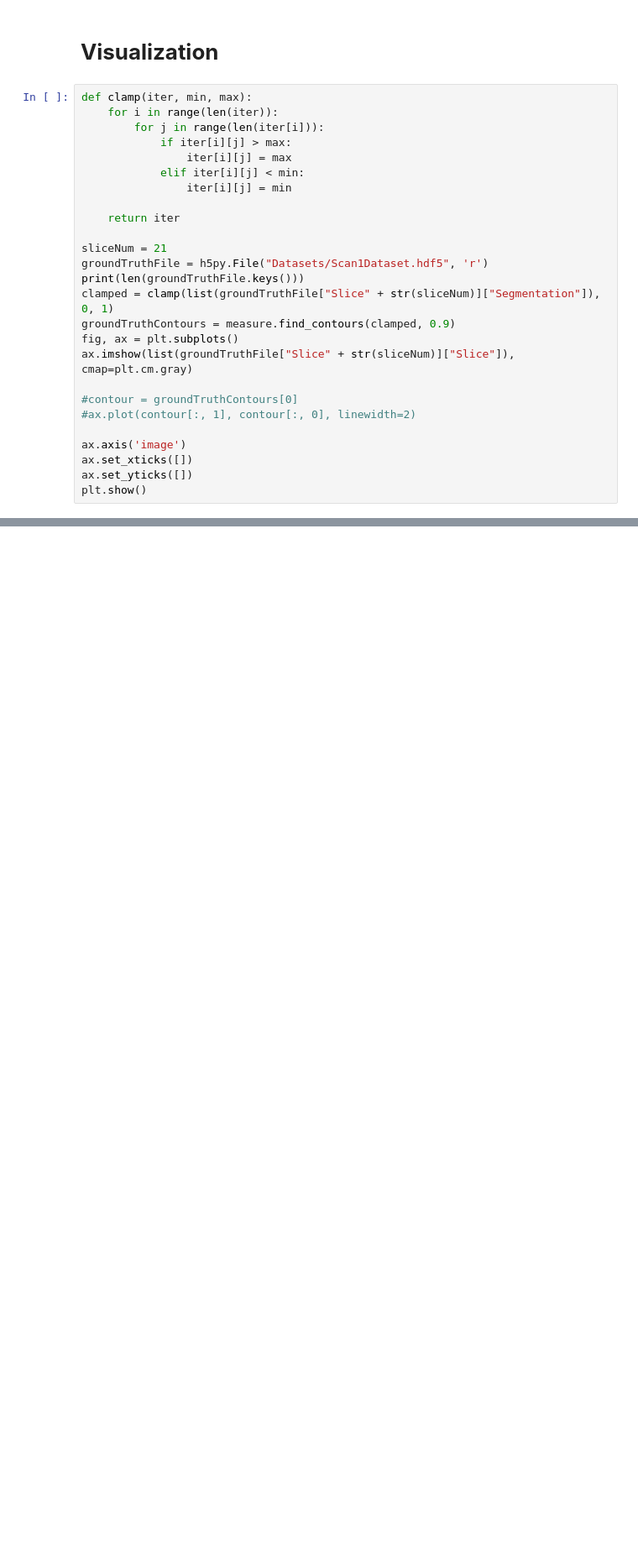
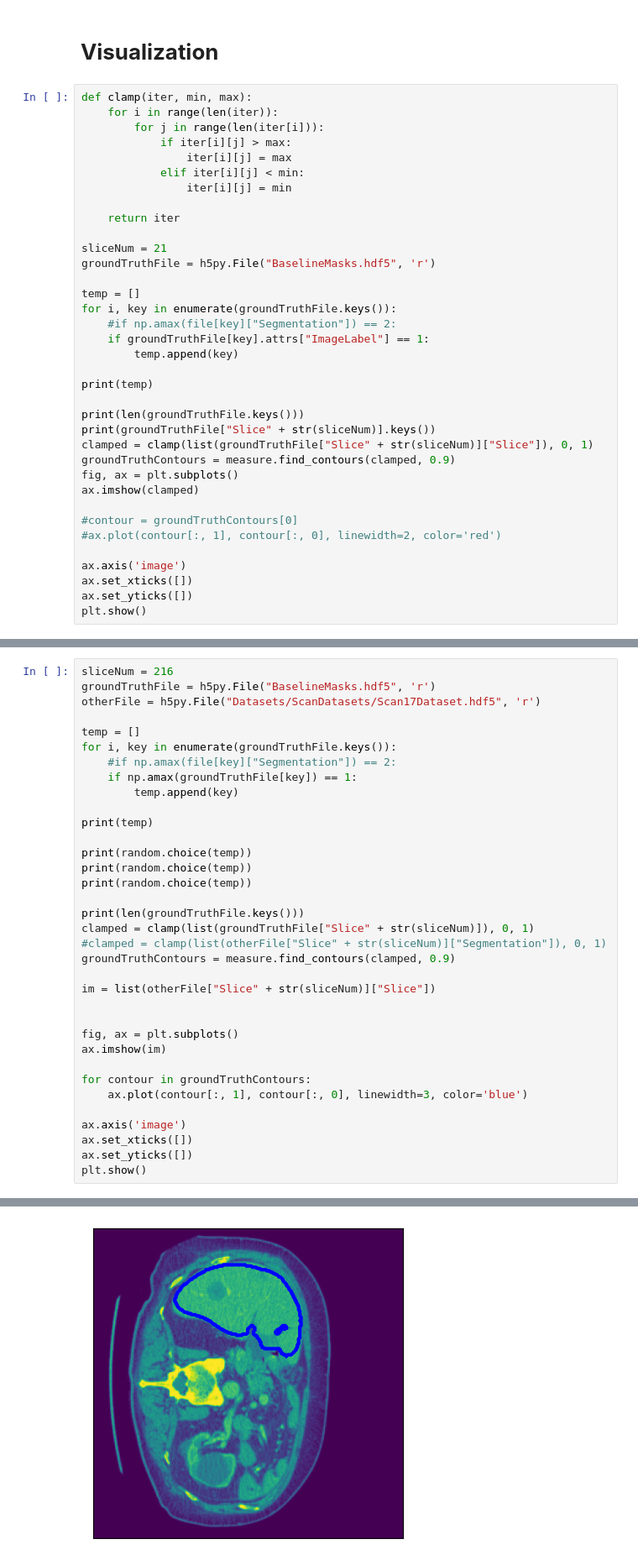
Before and after one commit to AaronMoseley/CTLiverSegmentation, a Jupyter notebook: H5FileGenerator.ipynb, the cells around one changed output, grey strips where cells are left out. Shown: that part at 84% size. Saved outputs shown, nothing was run; the diff lists cells and outputs as text; blank space fills up the shorter version.

Commit message:
Got masks for ISBI submission

```diff
--- a/H5FileGenerator.ipynb
+++ b/H5FileGenerator.ipynb
@@ -434,15 +434,25 @@ def clamp(iter, min, max):
     return iter
 
 sliceNum = 21
-groundTruthFile = h5py.File("Datasets/Scan1Dataset.hdf5", 'r')
+groundTruthFile = h5py.File("BaselineMasks.hdf5", 'r')
+
+temp = []
+for i, key in enumerate(groundTruthFile.keys()):
+    #if np.amax(file[key]["Segmentation"]) == 2:
+    if groundTruthFile[key].attrs["ImageLabel"] == 1:
+        temp.append(key)
+
+print(temp)
+
 print(len(groundTruthFile.keys()))
-clamped = clamp(list(groundTruthFile["Slice" + str(sliceNum)]["Segmentation"]), 0, 1)
+print(groundTruthFile["Slice" + str(sliceNum)].keys())
+clamped = clamp(list(groundTruthFile["Slice" + str(sliceNum)]["Slice"]), 0, 1)
 groundTruthContours = measure.find_contours(clamped, 0.9)
 fig, ax = plt.subplots()
-ax.imshow(list(groundTruthFile["Slice" + str(sliceNum)]["Slice"]), cmap=plt.cm.gray)
+ax.imshow(clamped)
 
 #contour = groundTruthContours[0]
-#ax.plot(contour[:, 1], contour[:, 0], linewidth=2)
+#ax.plot(contour[:, 1], contour[:, 0], linewidth=2, color='red')
 
 ax.axis('image')
 ax.set_xticks([])
@@ -510,3 +522,39 @@ for key in file.keys():
         tumorCounter += 1
 
 print(tumorCounter)
+# %%
+sliceNum = 216
+groundTruthFile = h5py.File("BaselineMasks.hdf5", 'r')
+otherFile = h5py.File("Datasets/ScanDatasets/Scan17Dataset.hdf5", 'r')
+
+temp = []
+for i, key in enumerate(groundTruthFile.keys()):
+    #if np.amax(file[key]["Segmentation"]) == 2:
+    if np.amax(groundTruthFile[key]) == 1:
+        temp.append(key)
+
+print(temp)
+
+print(random.choice(temp))
+print(random.choice(temp))
+print(random.choice(temp))
+
+print(len(groundTruthFile.keys()))
+clamped = clamp(list(groundTruthFile["Slice" + str(sliceNum)]), 0, 1)
+#clamped = clamp(list(otherFile["Slice" + str(sliceNum)]["Segmentation"]), 0, 1)
+groundTruthContours = measure.find_contours(clamped, 0.9)
+
+im = list(otherFile["Slice" + str(sliceNum)]["Slice"])
+
+
+fig, ax = plt.subplots()
+ax.imshow(im)
+
+for contour in groundTruthContours:
+    ax.plot(contour[:, 1], contour[:, 0], linewidth=3, color='blue')
+
+ax.axis('image')
+ax.set_xticks([])
+ax.set_yticks([])
+plt.show()
+# %% [output]
@@ -512,0 +566 @@ print(tumorCounter)
+[figure, added]
```
Also changed, not shown: parts of 3 cells of this notebook, 4 other files.
